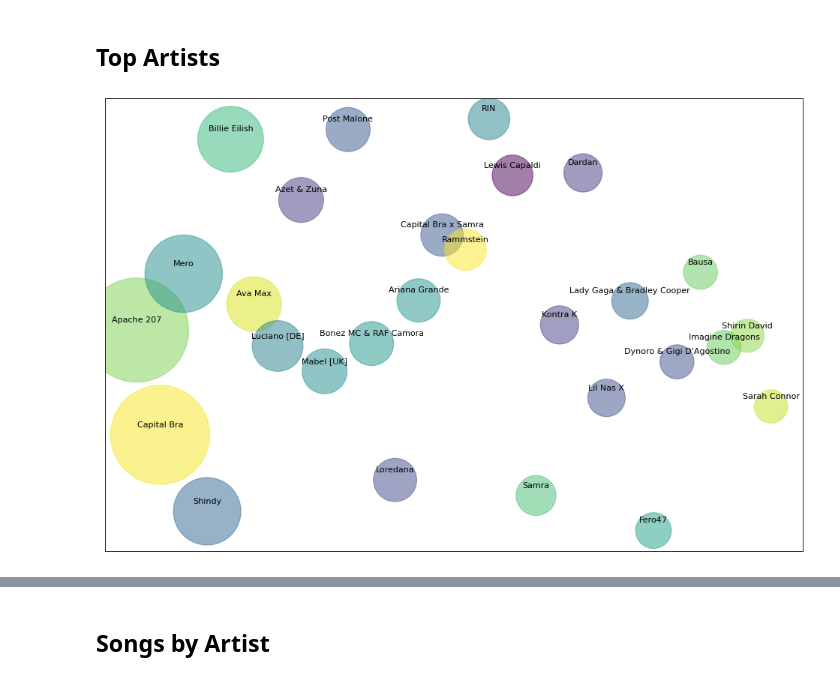
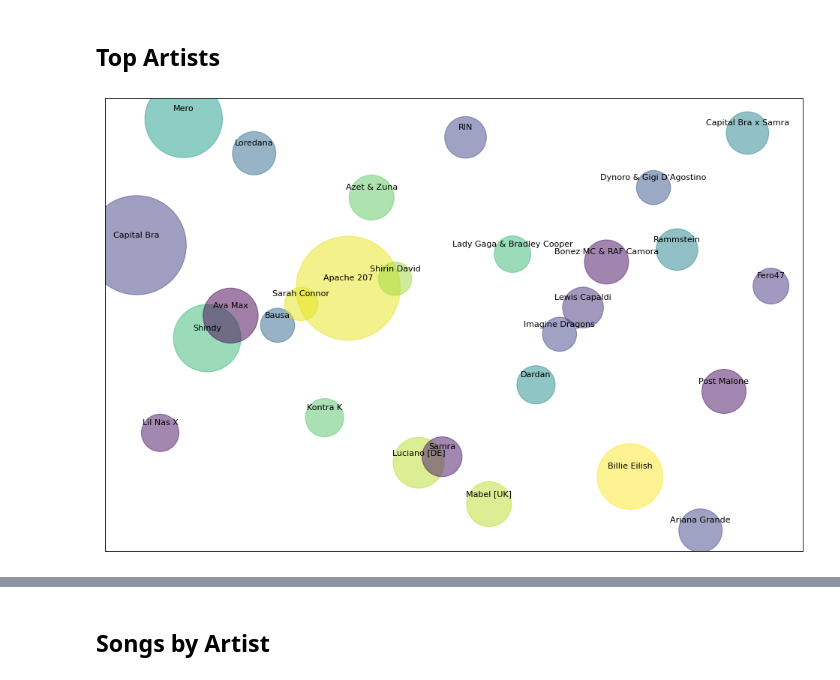
Before and after one commit to ninathumser/German-Top100, a Jupyter notebook: German-Top100-Analysis.ipynb, the cells around one changed output, grey strips where cells are left out. Cells and saved outputs as stored; diff of their text form; code cells hidden in the pictures.

```diff
--- a/German-Top100-Analysis.ipynb
+++ b/German-Top100-Analysis.ipynb
@@ -53,30 +57,32 @@ top_artists = counts[counts['counts'] >= 40]
 # %%
 #Draw plot
 plt.figure(figsize=(15, 10), dpi=80, facecolor='w', edgecolor='k')
+
+top_artists = top_artists.sample(frac=1)       # randomize position on the x-axis
 
 x = top_artists['artist']
 y = np.random.rand(len(x))                     # randomize position on the y-axis
 colors = np.random.rand(len(x))                # randomize colors
 
 plt.scatter(x, y,
             marker='o',
             s=top_artists['counts']**2,        # marker size depends on the number of times artist appears
             alpha=0.5,
             c=colors)
 
 
 # Label points with artist name, called for each point
 for i,j in zip(x,y):
     label = i
     plt.annotate(label,                        # this is the text
                  (i,j),                        # this is the point to label
                  textcoords="offset points",   # how to position the text
                  xytext=(0,10),                # distance from text to points (x,y)
                  ha='center')                  # horizontal alignment can be left, right or center
 
 plt.xticks([], [])
 plt.yticks([], [])
 
 plt.show()
 # %% [output]
-[figure, old version]
+[figure, new version]
```
Also changed, not shown: parts of 3 cells of this notebook, 4 other files.
